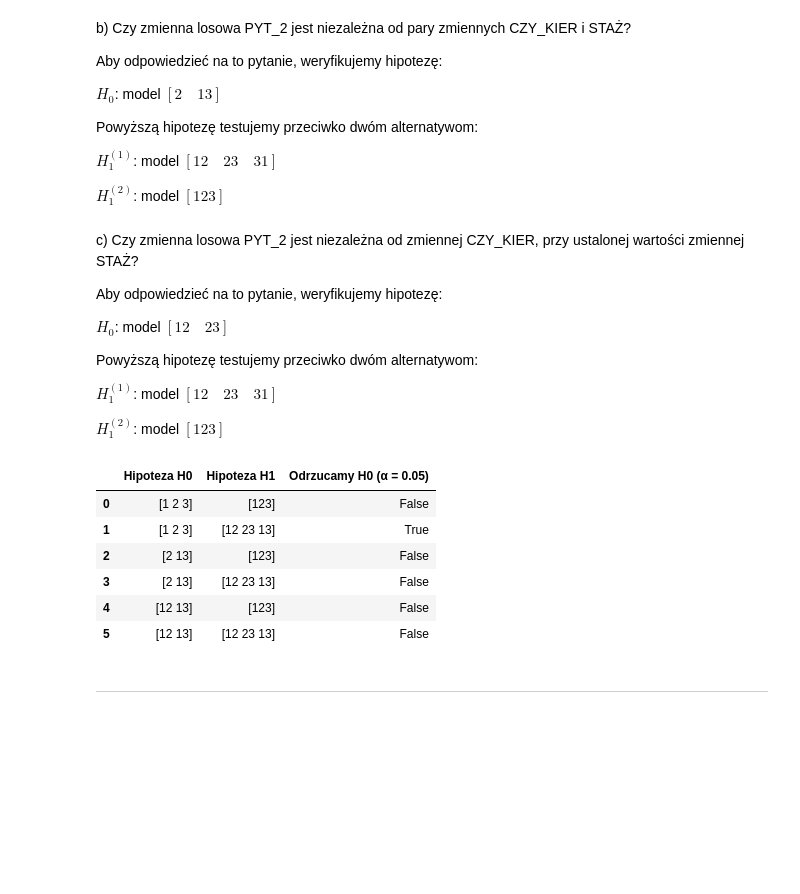
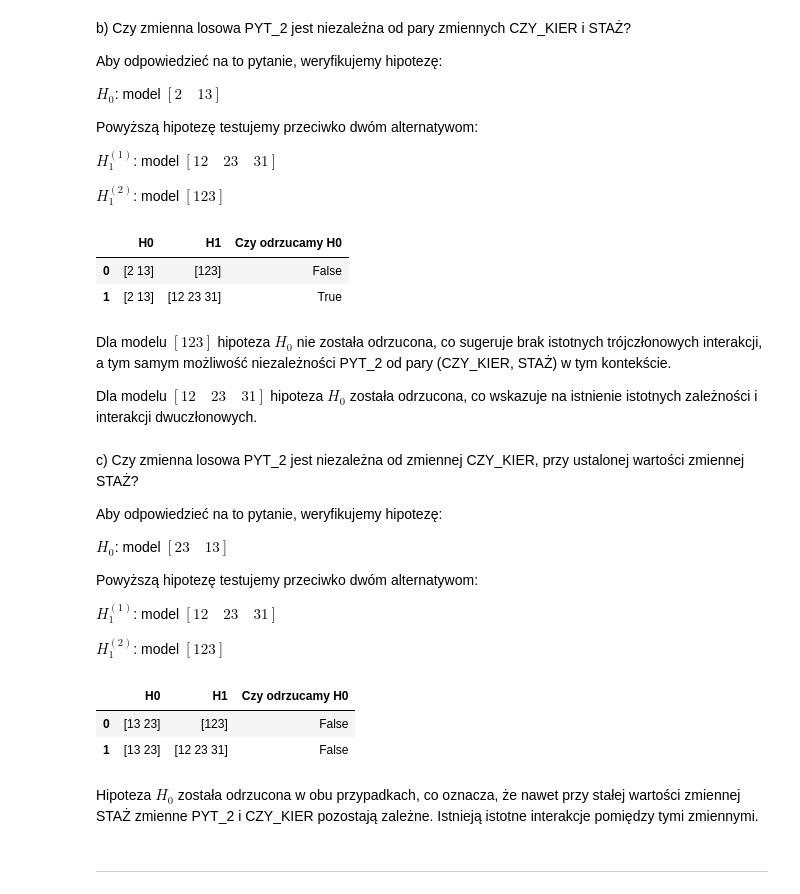
Before and after one commit to Jagaxxx/ADA_raporty, a Jupyter notebook: raport3/raport_l3.ipynb, the cells around one changed output. Cells and saved outputs as stored; diff of their text form; code cells hidden in the pictures; blank space fills up the shorter version.

```diff
--- a/raport3/raport_l3.ipynb
+++ b/raport3/raport_l3.ipynb
@@ -844,9 +881,34 @@ B_mH1_12_23_32 = compare_models(model_H0=model_2_13, model_H1=m_H1_12_23_31, alp
+# %%
+# H0: [2 13]
+H0_b = glm(formula='count ~ CZY_KIER + STAŻ + PYT_2 + (CZY_KIER * STAŻ) ', data=df_ll_model, family=sm.families.Poisson()).fit()
+
+# H1: [123]
+result_b_1 = compare_models(H0_b, H1_123)
+
+# H1: [12 23 31]
+result_b_2 = compare_models(H0_b, H1_12_23_31)
+# %%
+result_B_ex9 = pd.DataFrame({
+    'H0': ['[2 13]', '[2 13]'],
+    'H1': ['[123]', '[12 23 31]'],
+    'Czy odrzucamy H0': [result_b_1, result_b_2]
+})
+
+result_B_ex9
+# %% [output]
+|  | H0 | H1 | Czy odrzucamy H0 |
+| 0 | [2 13] | [123] | False |
+| 1 | [2 13] | [12 23 31] | True |
+# %% [markdown]
+Dla modelu $[123]$ hipoteza $H_0$ nie została odrzucona, co sugeruje brak istotnych trójczłonowych interakcji, a tym samym możliwość niezależności PYT_2 od pary (CZY_KIER, STAŻ) w tym kontekście.
+
+Dla modelu $[12 \quad 23 \quad 31]$ hipoteza $H_0$ została odrzucona, co wskazuje na istnienie istotnych zależności i interakcji dwuczłonowych.
 # %% [markdown]
 c) Czy zmienna losowa PYT_2 jest niezależna od zmiennej CZY_KIER, przy ustalonej wartości zmiennej STAŻ?
 
 Aby odpowiedzieć na to pytanie, weryfikujemy hipotezę:
 
-$H_0$: model $[12 \quad 23]$
+$H_0$: model $[23 \quad 13]$
 
 Powyższą hipotezę testujemy przeciwko dwóm alternatywom:
 
@@ -864,23 +917,0 @@ C_mH1_12_23_32 = compare_models(model_H0=model_12_23, model_H1=m_H1_12_23_31, al
-# %%
-results_table = pd.DataFrame({
-    'Hipoteza H0': [
-        '[1 2 3]', '[1 2 3]',
-        '[2 13]', '[2 13]',
-        '[12 13]', '[12 13]'
-    ],
-    'Hipoteza H1': [
-        '[123]', '[12 23 13]',
-        '[123]', '[12 23 13]',
-        '[123]', '[12 23 13]'
-    ],
-    'Odrzucamy H0 (α = 0.05)': [A_mH1_123, A_mH1_12_23_32, B_mH1_123, B_mH1_12_23_32, C_mH1_123, C_mH1_12_23_32]})
-
-results_table
-# %% [output]
-|  | Hipoteza H0 | Hipoteza H1 | Odrzucamy H0 (α = 0.05) |
-| 0 | [1 2 3] | [123] | False |
-| 1 | [1 2 3] | [12 23 13] | True |
-| 2 | [2 13] | [123] | False |
-| 3 | [2 13] | [12 23 13] | False |
-| 4 | [12 13] | [123] | False |
-| 5 | [12 13] | [12 23 13] | False |
@@ -887,3 +927,17 @@ results_table
+# %%
+result_C_exp9 = pd.DataFrame({
+    'H0': ['[13 23]', '[13 23]'],
+    'H1': ['[123]', '[12 23 31]'],
+    'Czy odrzucamy H0': [result_c_1, result_c_2]
+})
+
+result_C_exp9
+# %% [output]
+|  | H0 | H1 | Czy odrzucamy H0 |
+| 0 | [13 23] | [123] | False |
+| 1 | [13 23] | [12 23 31] | False |
+# %% [markdown]
+Hipoteza $H_0$ została odrzucona w obu przypadkach, co oznacza, że nawet przy stałej wartości zmiennej STAŻ zmienne PYT_2 i CZY_KIER pozostają zależne. Istnieją istotne interakcje pomiędzy tymi zmiennymi.
 # %% [markdown]
 --------------------------------------------------
 # %% [markdown]
```
Also changed, not shown: parts of 22 cells of this notebook.
